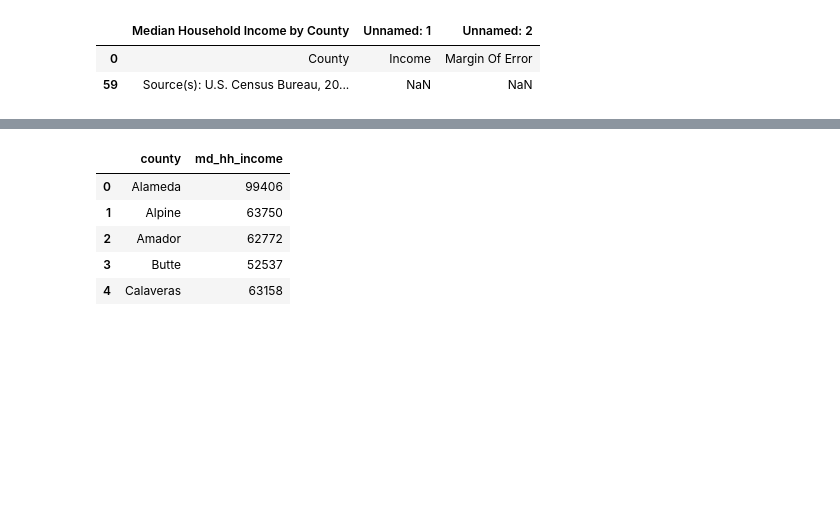
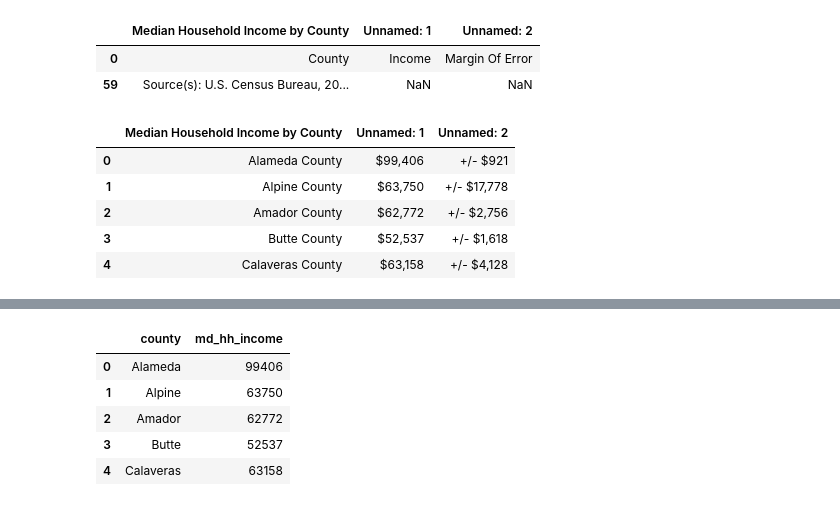
Before and after one commit to Xtys/DSI3-323232, a Jupyter notebook: project_1/code/starter-code.ipynb, the cells around one changed output, grey strips where cells are left out. Cells and saved outputs as stored; diff of their text form; code cells hidden in the pictures; blank space fills up the shorter version.

```diff
--- a/project_1/code/starter-code.ipynb
+++ b/project_1/code/starter-code.ipynb
@@ -865,3 +877,12 @@ income_c.iloc[0::59]
 income_c.drop(index=[0,59],inplace=True)
 # %%
 income_c.reset_index(drop=True, inplace=True)
+# %%
+income_c.head()
+# %% [output]
+|  | Median Household Income by County | Unnamed: 1 | Unnamed: 2 |
+| 0 | Alameda County | $99,406 | +/- $921 |
+| 1 | Alpine County | $63,750 | +/- $17,778 |
+| 2 | Amador County | $62,772 | +/- $2,756 |
+| 3 | Butte County | $52,537 | +/- $1,618 |
+| 4 | Calaveras County | $63,158 | +/- $4,128 |
```
Also changed, not shown: parts of 42 cells of this notebook.
